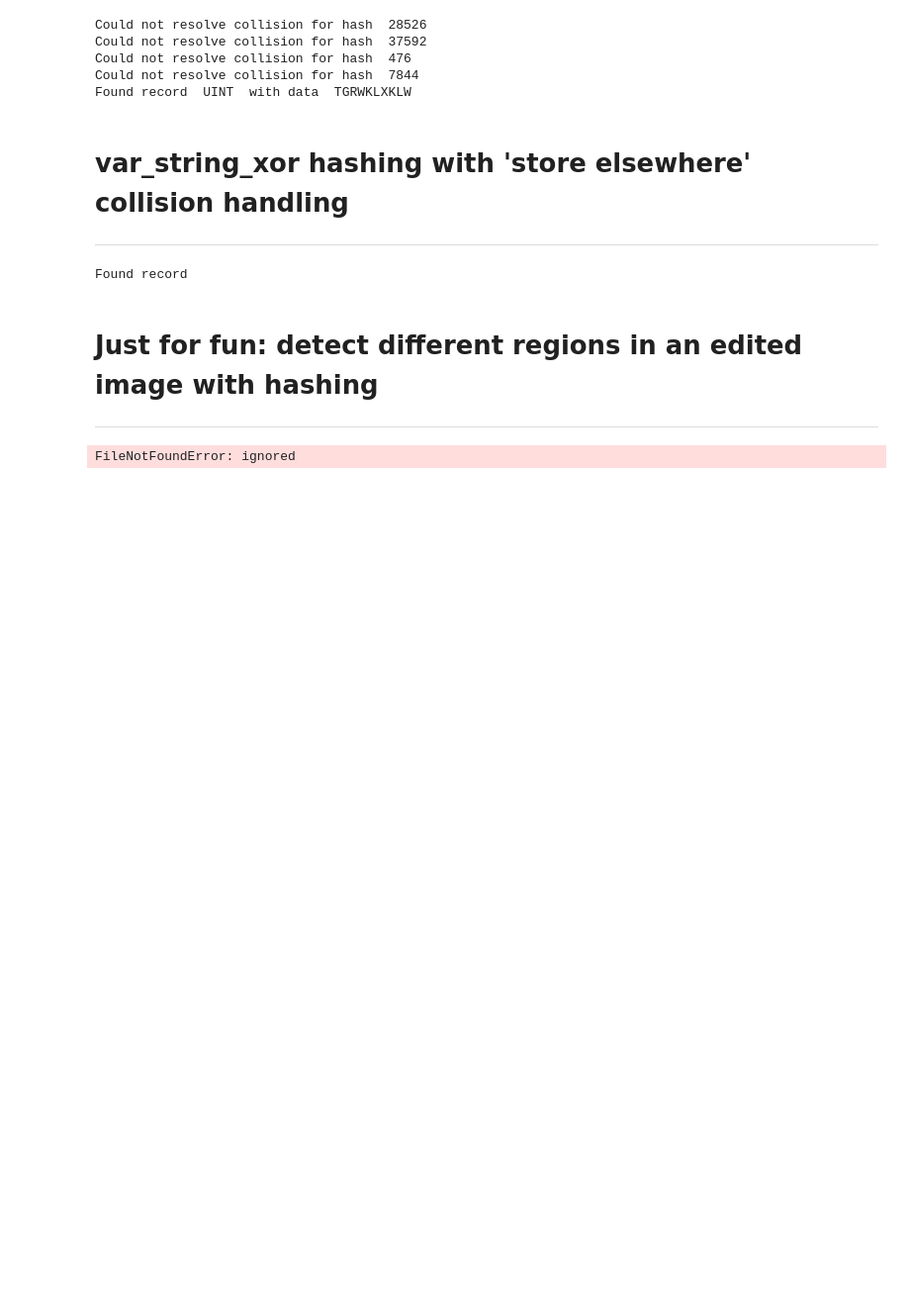
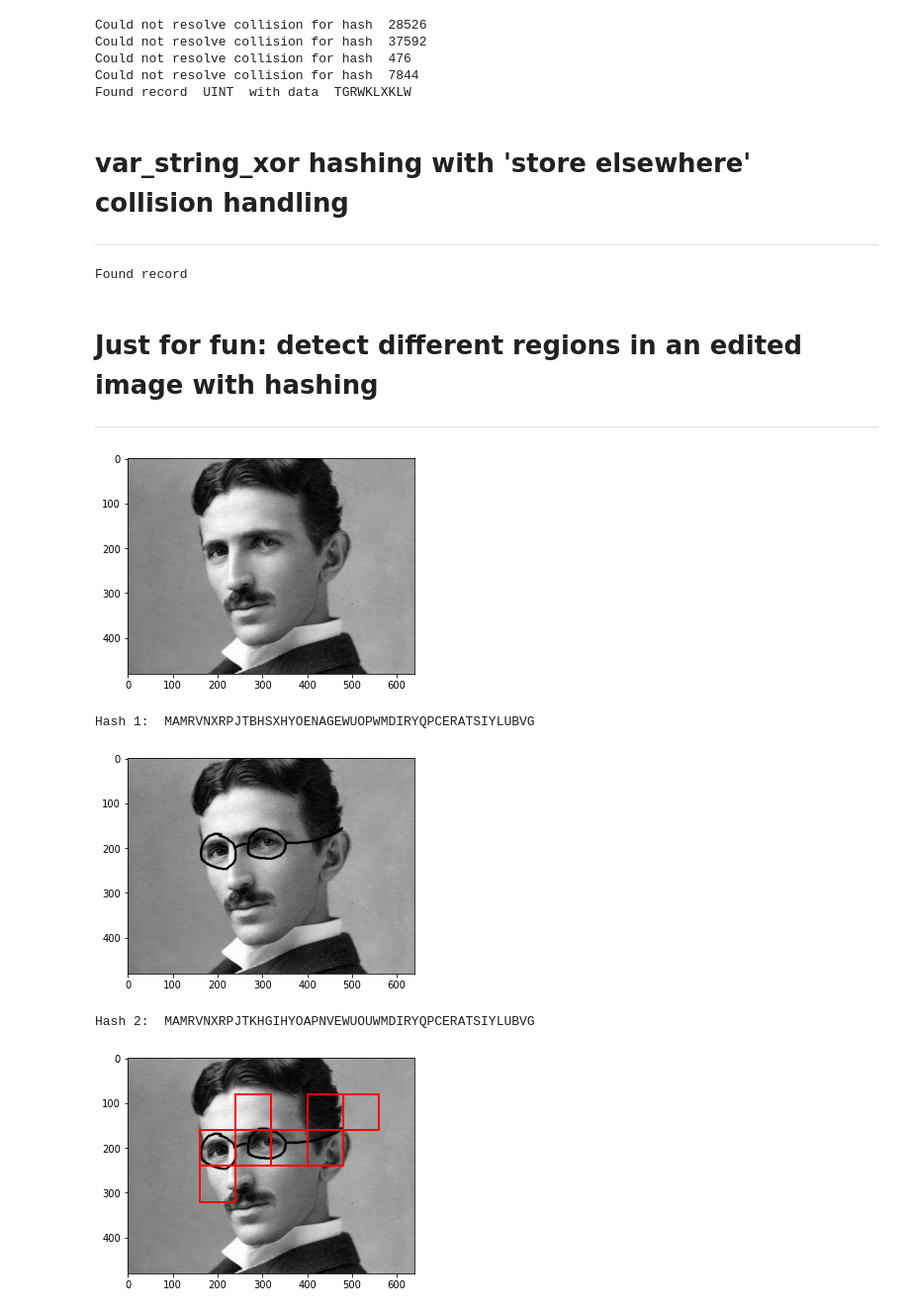
Before and after one commit to ac-freeman/SimpleHashCodes, a Jupyter notebook: hash_codes.ipynb, the cells around one changed output. Shown at 99% size. Drawn from its saved outputs; the diff is of its cells as text; code cells hidden in the pictures; blank space fills up the shorter version.

```diff
--- a/hash_codes.ipynb
+++ b/hash_codes.ipynb
@@ -320,6 +322,9 @@ Found record
 # %%
 from PIL import Image
 from matplotlib import pyplot as plt
+import requests
+from io import BytesIO
+import numpy as np
 
 
 block_size = 80     # Unconventional block size but for simplicity with this example
@@ -330,35 +335,39 @@ def hash_image(image):
     for i in range(int(h / block_size)):
         for j in range(int(w / block_size)):
             block = image[i * block_size: (i+1) * block_size, j * block_size: (j+1) * block_size]
             block_hash = chr(int(np.sum(block) % 26 + 65))
             hash = hash + block_hash
     return hash
-
-
-image = np.array(Image.open('/content/tesla.png'))
+url = 'https://github.com/andrewcfreeman/SimpleHashCodes/blob/main/tesla.png?raw=true'
+image = np.array(Image.open(requests.get(url, stream=True).raw))
 plt.imshow(image)
 plt.show()
 hash = hash_image(image)
 print("Hash 1: ", hash)
 
-image2 = np.array(Image.open('/content/tesla_glasses.png'))
+url = 'https://github.com/andrewcfreeman/SimpleHashCodes/blob/main/tesla_glasses.png?raw=true'
+image2 = np.array(Image.open(requests.get(url, stream=True).raw))
 plt.imshow(image2)
 plt.show()
 hash2 = hash_image(image2)
 print("Hash 2: ", hash2)
 
 # Visualize the patches with different hashes
 w = image.shape[1]   # image height
 h = image.shape[0]   # image width
 plt.imshow(image2)
 fig = plt.gcf()
 ax = fig.gca()
 for i in range(int(h / block_size)):
     for j in range(int(w / block_size)):
         if hash[i * int(w / block_size) + j] != hash2[i * int(w / block_size) + j]:
             square = plt.Rectangle((j*block_size, i*block_size), block_size,block_size, linewidth=2, edgecolor='r', facecolor='none')
             ax.add_patch(square)
 
 plt.show()
 # %% [output]
+[figure, added]
-FileNotFoundError: ignored
+Hash 1:  MAMRVNXRPJTBHSXHYOENAGEWUOPWMDIRYQPCERATSIYLUBVG
+[figure, added]
+Hash 2:  MAMRVNXRPJTKHGIHYOAPNVEWUOUWMDIRYQPCERATSIYLUBVG
+[figure, added]
```
Also changed, not shown: parts of 1 cell of this notebook.
